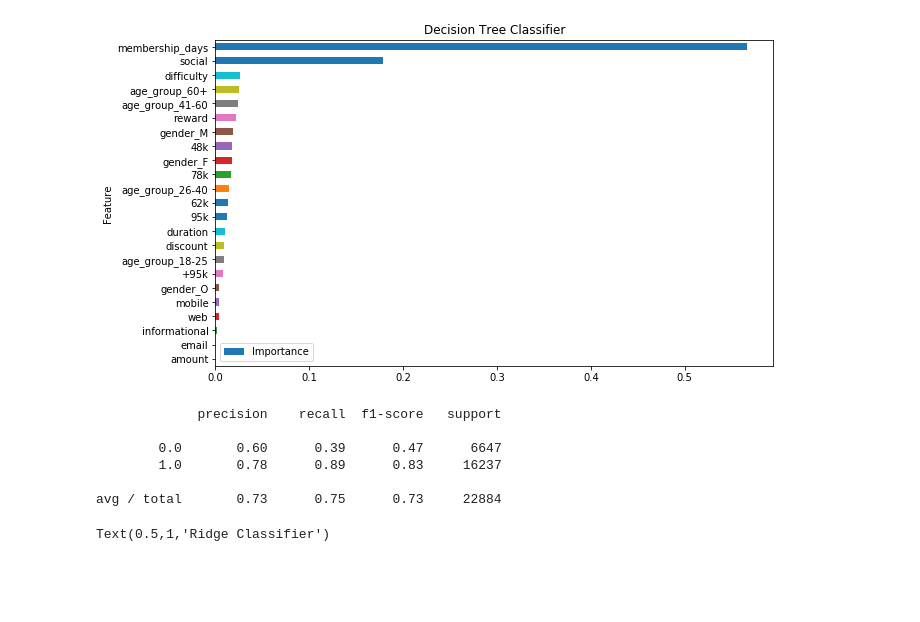
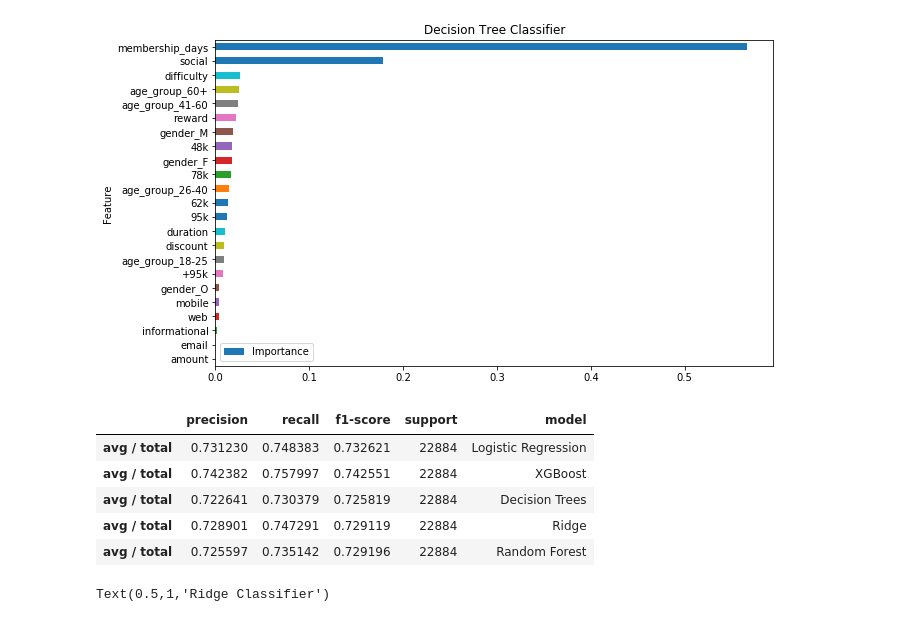
Before and after one commit to fgrrrg/uda_starbucks, a Jupyter notebook: Starbucks_Capstone_notebook_project.ipynb, the cells around one changed output. Saved outputs shown, nothing was run; the diff lists cells and outputs as text; code cells hidden in the pictures; blank space fills up the shorter version.

```diff
--- a/Starbucks_Capstone_notebook_project.ipynb
+++ b/Starbucks_Capstone_notebook_project.ipynb
@@ -617,4 +680,4 @@ model = Pipeline([('scl', StandardScaler()), ('clf',DecisionTreeClassifier())])
 model.fit(X_train, y_train)
 y_pred = model.predict(X_test)
 
-print(classification_report(y_test, y_pred))
+report_df = report_df.append(pandas_classification_report(y_test, y_pred, 'Decision Trees'))
@@ -640,14 +696,24 @@ model = Pipeline([('scl', StandardScaler()), ('clf',RidgeClassifier())])
 model.fit(X_train, y_train)
 y_pred = model.predict(X_test)
 
-print(classification_report(y_test, y_pred))
+report_df = report_df.append(pandas_classification_report(y_test, y_pred, 'Ridge'))
-# %% [output]
-             precision    recall  f1-score   support
-
-        0.0       0.60      0.39      0.47      6647
-        1.0       0.78      0.89      0.83     16237
-
-avg / total       0.73      0.75      0.73     22884
+# %%
+model = Pipeline([('scl', StandardScaler()), ('clf',RandomForestClassifier())])
+model.fit(X_train, y_train)
+y_pred = model.predict(X_test)
+
+report_df = report_df.append(pandas_classification_report(y_test, y_pred, 'Random Forest'))
+# %%
+report_df['support'] = 22884
+# %%
+report_df
+# %% [output]
+|  | precision | recall | f1-score | support | model |
+| avg / total | 0.731230 | 0.748383 | 0.732621 | 22884 | Logistic Regression |
+| avg / total | 0.742382 | 0.757997 | 0.742551 | 22884 | XGBoost |
+| avg / total | 0.722641 | 0.730379 | 0.725819 | 22884 | Decision Trees |
+| avg / total | 0.728901 | 0.747291 | 0.729119 | 22884 | Ridge |
+| avg / total | 0.725597 | 0.735142 | 0.729196 | 22884 | Random Forest |
 # %%
 coefficients = model.named_steps['clf'].coef_[0]
 
```
Also changed, not shown: parts of 26 cells of this notebook, 1 other file.
